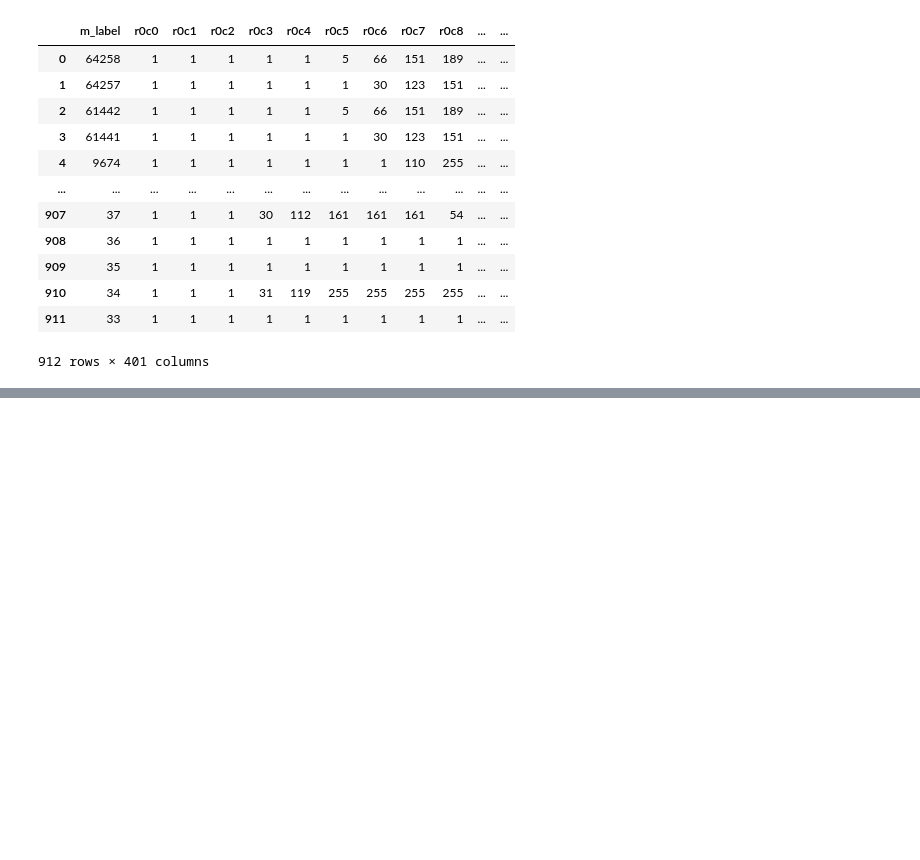
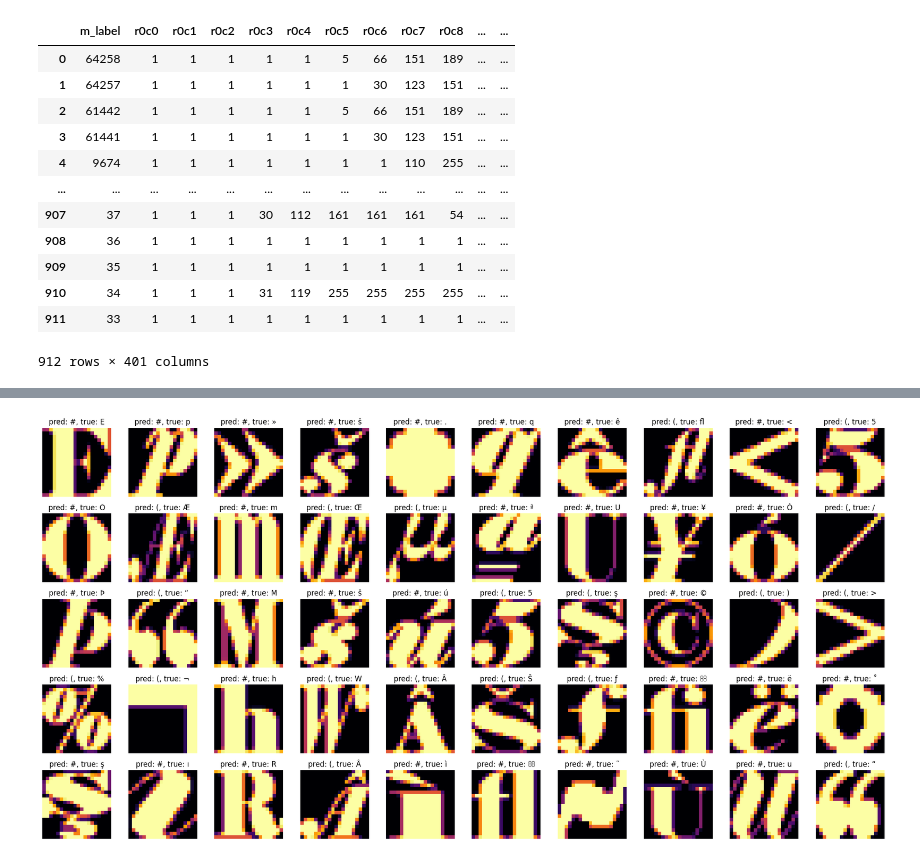
Before and after one commit to prattaiden/MSD_2024_AP, a Jupyter notebook: 6017/assignments/HW6/hw6J.ipynb, the cells around one changed output, grey strips where cells are left out. Cells and saved outputs as stored; diff of their text form; code cells hidden in the pictures; blank space fills up the shorter version.

```diff
--- a/6017/assignments/HW6/hw6J.ipynb
+++ b/6017/assignments/HW6/hw6J.ipynb
@@ -139,0 +263,65 @@ class CNN(nn.Module):
+# %%
+# Function to evaluate the model on test data
+def evaluate(model, test_data):
+    testloader = DataLoader(test_data, batch_size=8, shuffle=False)  # DataLoader for test data
+    correct = 0
+    total = 0
+    incorrect_images = []
+
+    with torch.no_grad():
+        for images, labels in testloader:
+            images, labels = images.to(device), labels.to(device)  # Move data to device (CPU or GPU)
+            outputs = model(images)  # Forward pass
+            _, predicted = torch.max(outputs.data, 1)  # Get predicted labels
+
+            print("Predicted labels:", predicted)
+            print("True labels:", labels)
+
+            total += labels.size(0)  # Total number of labels
+            correct += (predicted == labels).sum().item()  # Count correct predictions
+
+             # Visualization of incorrectly classified images
+            for i in range(len(predicted)):
+                if predicted[i] != labels[i]:
+                    incorrect_images.append((images[i, 0].cpu(), predicted[i].item(), labels[i].item()))
+
+
+    # Calculate accuracy
+    accuracy = 100 * correct / total
+    print('Accuracy of the network on the test images: %.2f %%' % accuracy)
+
+    plot_incorrect_images(incorrect_images, index_to_unicode)
+
+
+def plot_incorrect_images(incorrect_images, index_to_unicode):
+    num_images = len(incorrect_images)
+    rows = 5
+    cols = 10
+    plt.figure(figsize=(cols * 2, rows * 2))
+
+    for i in range(min(num_images, rows * cols)):
+        image, predicted_label, true_label = incorrect_images[i]
+        plt.subplot(rows, cols, i + 1)
+        plt.imshow(image.numpy(), cmap='inferno')
+        if predicted_label in index_to_unicode and true_label in index_to_unicode:
+            plt.title(f'pred: {chr(index_to_unicode[predicted_label])}, true: {chr(index_to_unicode[true_label])}')
+        else:
+            plt.title(f'uk: pred {predicted_label}, true: {true_label}')
+        plt.axis('off')
+    plt.tight_layout()
+    plt.show()
+
+# Example usage
+device = torch.device("cuda" if torch.cuda.is_available() else "cpu")
+print("Using device:", device)
+
+# Assuming `net` is your CNN model instance
+net = CNN().to(device=device)  # Move model to device
+print(net)  # Print model architecture
+
+# Assuming `x_test` and `y_test` are your test data tensors
+testing_data = TensorDataset(x_test, y_test)  # Create a dataset from test tensors
+
+print("Evaluating...")
+evaluate(net, testing_data)  # Evaluate the model on test data
+# %% [output]
@@ -139,0 +345 @@ class CNN(nn.Module):
+[figure, added]
```
Also changed, not shown: parts of 8 cells of this notebook, 3 other files.
